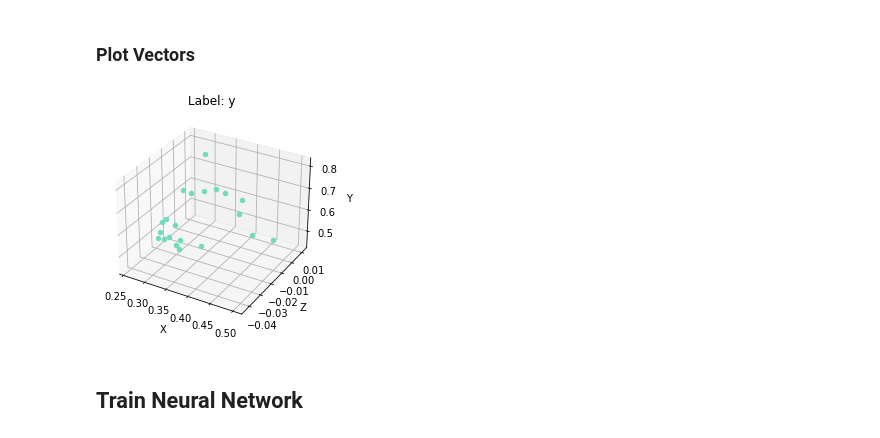
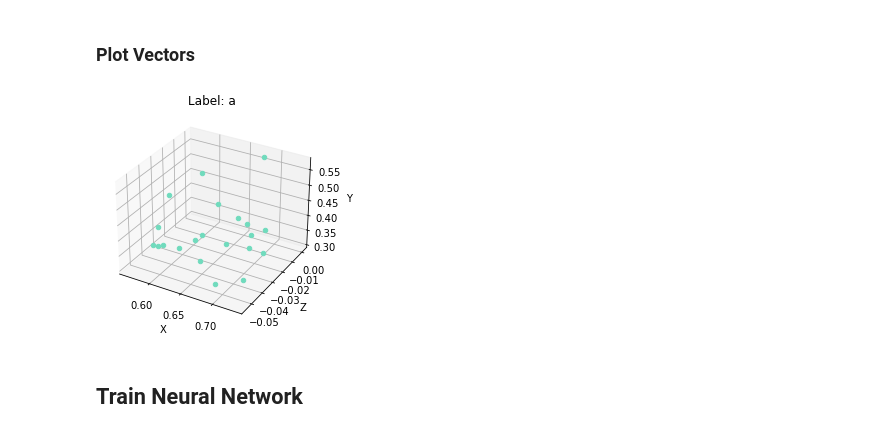
Before and after one commit to MoritzKronberger/FLAI, a Jupyter notebook: neural_net/flai_net/train_neural_net.ipynb, the cells around one changed output. Drawn from its saved outputs; the diff is of its cells as text; code cells hidden in the pictures.

Commit message:
Fix point cloud plot

```diff
--- a/neural_net/flai_net/train_neural_net.ipynb
+++ b/neural_net/flai_net/train_neural_net.ipynb
@@ -92,23 +92,23 @@ print(y_test.shape)
 ### Plot Vectors
 # %%
 num = 10
-example = data[0][num]
-label = data[1][num]
+example = ds_x[num]
+label = ds_y[num]
 
 fig = plt.figure()
 ax = fig.add_subplot(projection='3d')
 
 for vec in example:
     ax.scatter(vec[0], vec[2], vec[1], c=[color])
 
 plt.title(f'Label: {classes[label]}')
 ax.set_xlabel('X')
 ax.set_ylabel('Z')
 ax.set_zlabel('Y')
 
 plt.show()
 # %% [output]
-[figure, old version]
+[figure, new version]
 # %% [markdown]
 ## Train Neural Network
 # %% [markdown]
```
Also changed, not shown: parts of 1 cell of this notebook.
